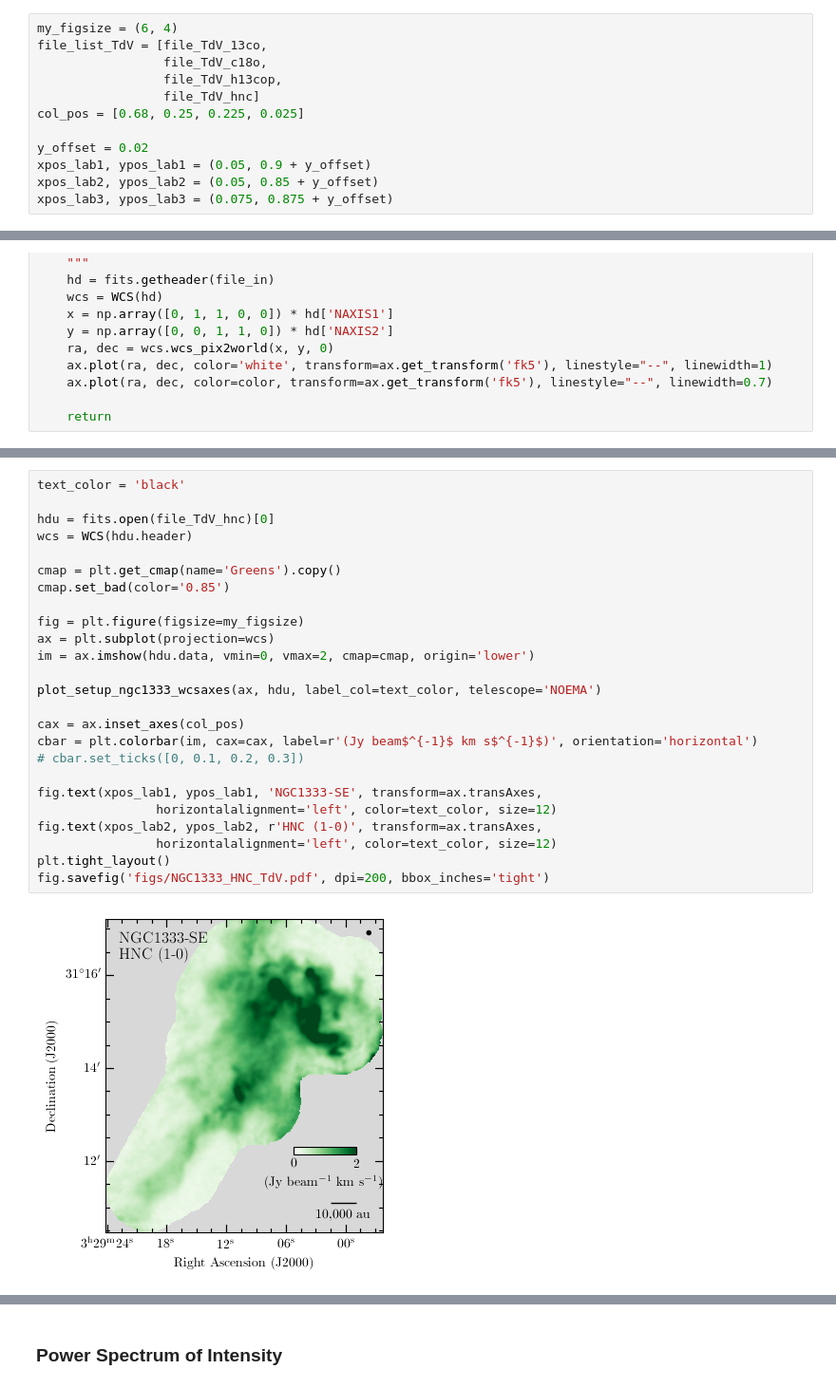
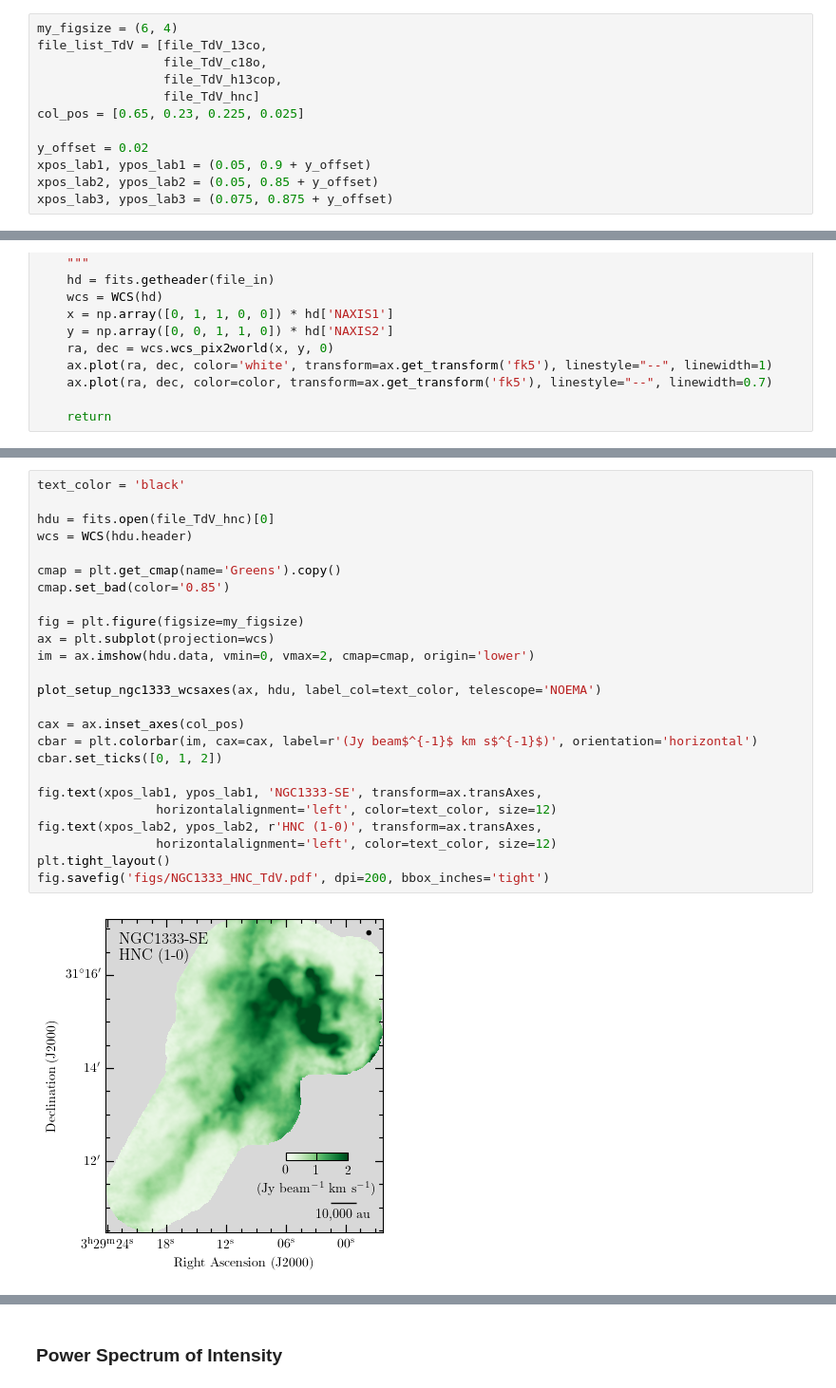
Before and after one commit to jpinedaf/NGC1333_NOEMA_turbulence, a Jupyter notebook: NGC1333_determine_turbulence.ipynb, the cells around one changed output, grey strips where cells are left out. Shown at 95% size. Saved outputs shown, nothing was run; the diff lists cells and outputs as text.

```diff
--- a/NGC1333_determine_turbulence.ipynb
+++ b/NGC1333_determine_turbulence.ipynb
@@ -36,7 +36,7 @@ file_list_TdV = [file_TdV_13co,
                  file_TdV_c18o,
                  file_TdV_h13cop,
                  file_TdV_hnc]
-col_pos = [0.68, 0.25, 0.225, 0.025]
+col_pos = [0.65, 0.23, 0.225, 0.025]
 
 y_offset = 0.02
 xpos_lab1, ypos_lab1 = (0.05, 0.9 + y_offset)
@@ -202,30 +196,30 @@ fig.savefig('figs/NGC1333_H13COp_TdV.pdf', dpi=200, bbox_inches='tight')
 # %%
 text_color = 'black'
 
 hdu = fits.open(file_TdV_hnc)[0]
 wcs = WCS(hdu.header)
 
 cmap = plt.get_cmap(name='Greens').copy()
 cmap.set_bad(color='0.85')
 
 fig = plt.figure(figsize=my_figsize)
 ax = plt.subplot(projection=wcs)
 im = ax.imshow(hdu.data, vmin=0, vmax=2, cmap=cmap, origin='lower')
 
 plot_setup_ngc1333_wcsaxes(ax, hdu, label_col=text_color, telescope='NOEMA')
 
 cax = ax.inset_axes(col_pos)
 cbar = plt.colorbar(im, cax=cax, label=r'(Jy beam$^{-1}$ km s$^{-1}$)', orientation='horizontal')
-# cbar.set_ticks([0, 0.1, 0.2, 0.3])
+cbar.set_ticks([0, 1, 2])
 
 fig.text(xpos_lab1, ypos_lab1, 'NGC1333-SE', transform=ax.transAxes,
                 horizontalalignment='left', color=text_color, size=12)
 fig.text(xpos_lab2, ypos_lab2, r'HNC (1-0)', transform=ax.transAxes,
                 horizontalalignment='left', color=text_color, size=12)
 plt.tight_layout()
 fig.savefig('figs/NGC1333_HNC_TdV.pdf', dpi=200, bbox_inches='tight')
 # %% [output]
-[figure, old version]
+[figure, new version]
 # %%
 text_color = 'black'
 
```
Also changed, not shown: parts of 10 cells of this notebook, 13 other files.
